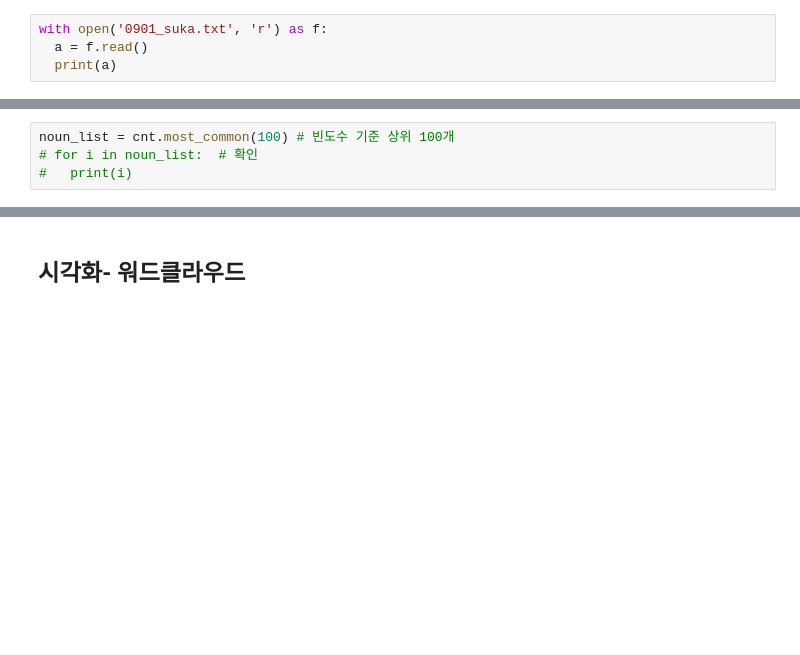
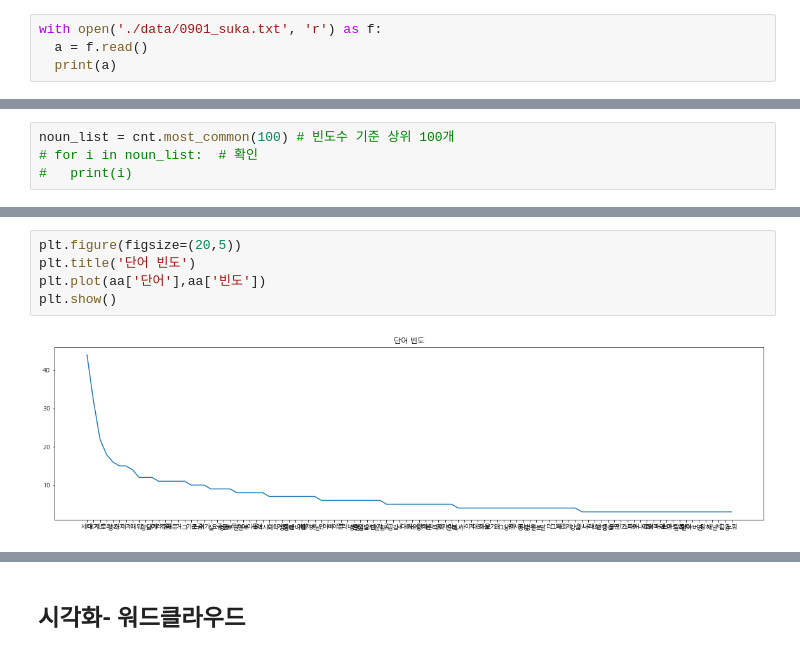
Before and after one commit to chaerui7967/stock_predict_news_and_youtube, a Jupyter notebook: 감성분석/감성분석_초안.ipynb, the cells around one changed output, grey strips where cells are left out. Saved outputs shown, nothing was run; the diff lists cells and outputs as text; blank space fills up the shorter version.

```diff
--- a/감성분석/감성분석_초안.ipynb
+++ b/감성분석/감성분석_초안.ipynb
@@ -5,7 +5,7 @@
 # %% [markdown]
 ## 파일 로드
 # %%
-with open('0901_suka.txt', 'r') as f:
+with open('./data/0901_suka.txt', 'r') as f:
   a = f.read()
   print(a)
 # %% [output]
@@ -90,0 +156,7 @@ plt.show
+# %%
+plt.figure(figsize=(20,5))
+plt.title('단어 빈도')
+plt.plot(aa['단어'],aa['빈도'])
+plt.show()
+# %% [output]
+[figure, added]
```
Also changed, not shown: parts of 62 cells of this notebook, 2 other files.
